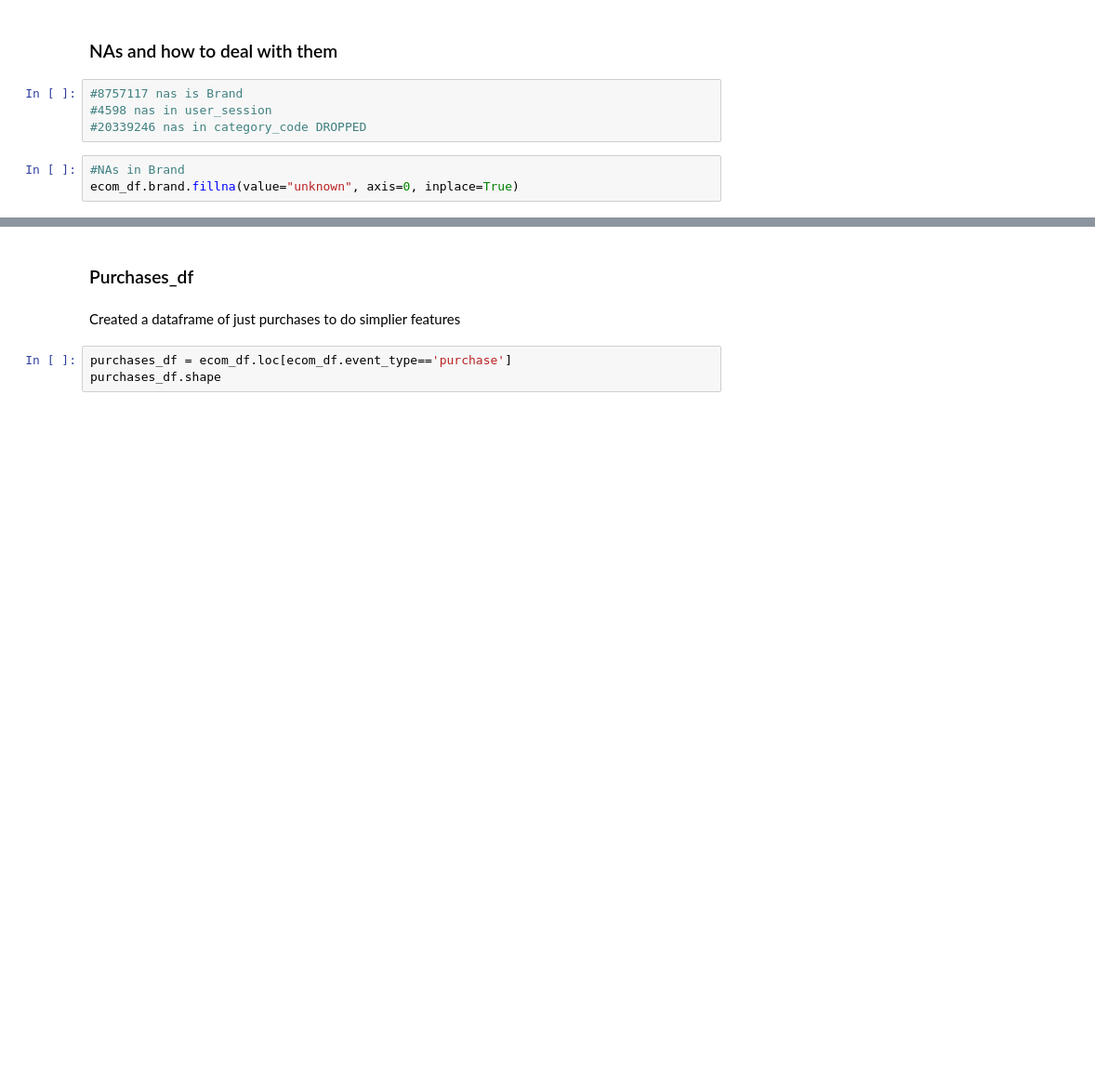
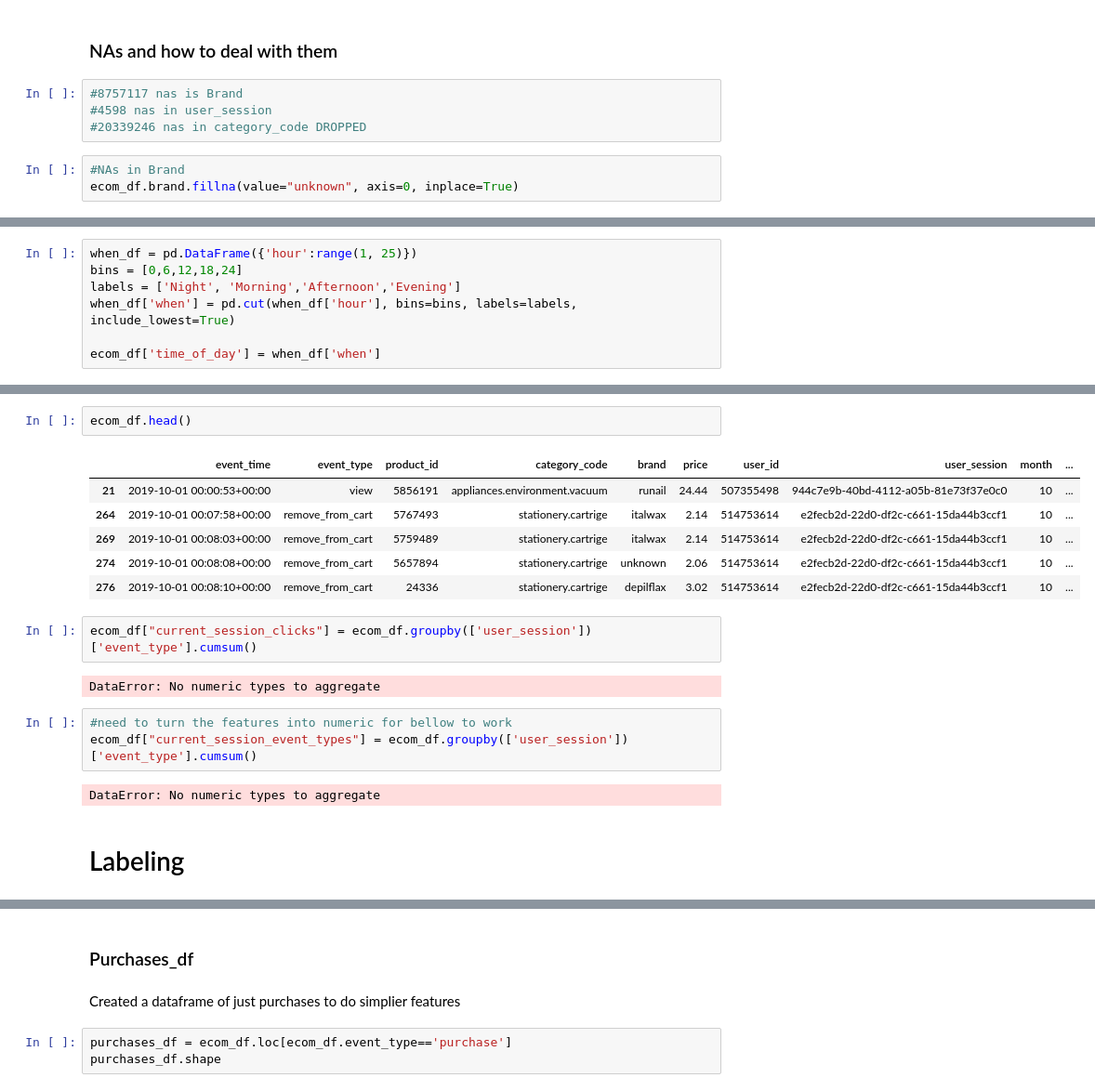
Before and after one commit to Johnny-Foreigner/predicting_purchases, a Jupyter notebook: data_exploration/MessyBedroom.ipynb, the cells around one changed output, grey strips where cells are left out. Shown: that part at 93% size. Saved outputs shown, nothing was run; the diff lists cells and outputs as text; blank space fills up the shorter version.

```diff
--- a/data_exploration/MessyBedroom.ipynb
+++ b/data_exploration/MessyBedroom.ipynb
@@ -91,0 +105,7 @@ ecom_df = ecom_df[ecom_df['price']>= 0]
+# %%
+when_df = pd.DataFrame({'hour':range(1, 25)})
+bins = [0,6,12,18,24]
+labels = ['Night', 'Morning','Afternoon','Evening']
+when_df['when'] = pd.cut(when_df['hour'], bins=bins, labels=labels, include_lowest=True)
+
+ecom_df['time_of_day'] = when_df['when']
@@ -92,3 +120,23 @@ ecom_df = ecom_df[ecom_df['price']>= 0]
+# %%
+ecom_df.head()
+# %% [output]
+|  | event_time | event_type | product_id | category_code | brand | price | user_id | user_session | month | ... |
+| 21 | 2019-10-01 00:00:53+00:00 | view | 5856191 | appliances.environment.vacuum | runail | 24.44 | 507355498 | 944c7e9b-40bd-4112-a05b-81e73f37e0c0 | 10 | ... |
+| 264 | 2019-10-01 00:07:58+00:00 | remove_from_cart | 5767493 | stationery.cartrige | italwax | 2.14 | 514753614 | e2fecb2d-22d0-df2c-c661-15da44b3ccf1 | 10 | ... |
+| 269 | 2019-10-01 00:08:03+00:00 | remove_from_cart | 5759489 | stationery.cartrige | italwax | 2.14 | 514753614 | e2fecb2d-22d0-df2c-c661-15da44b3ccf1 | 10 | ... |
+| 274 | 2019-10-01 00:08:08+00:00 | remove_from_cart | 5657894 | stationery.cartrige | unknown | 2.06 | 514753614 | e2fecb2d-22d0-df2c-c661-15da44b3ccf1 | 10 | ... |
+| 276 | 2019-10-01 00:08:10+00:00 | remove_from_cart | 24336 | stationery.cartrige | depilflax | 3.02 | 514753614 | e2fecb2d-22d0-df2c-c661-15da44b3ccf1 | 10 | ... |
+# %%
+ecom_df["current_session_clicks"] = ecom_df.groupby(['user_session'])['event_type'].cumsum()
+# %% [output]
+DataError: No numeric types to aggregate
+# %%
+#need to turn the features into numeric for bellow to work
+ecom_df["current_session_event_types"] = ecom_df.groupby(['user_session'])['event_type'].cumsum()
+# %% [output]
+DataError: No numeric types to aggregate
+# %% [markdown]
+# Labeling
 # %%
 encoder = LabelBinarizer()
 etype_labels = pd.DataFrame(encoder.fit_transform(ecom_df['event_type']), columns=encoder.classes_, index=ecom_df.index)
```
Also changed, not shown: parts of 54 cells of this notebook.
